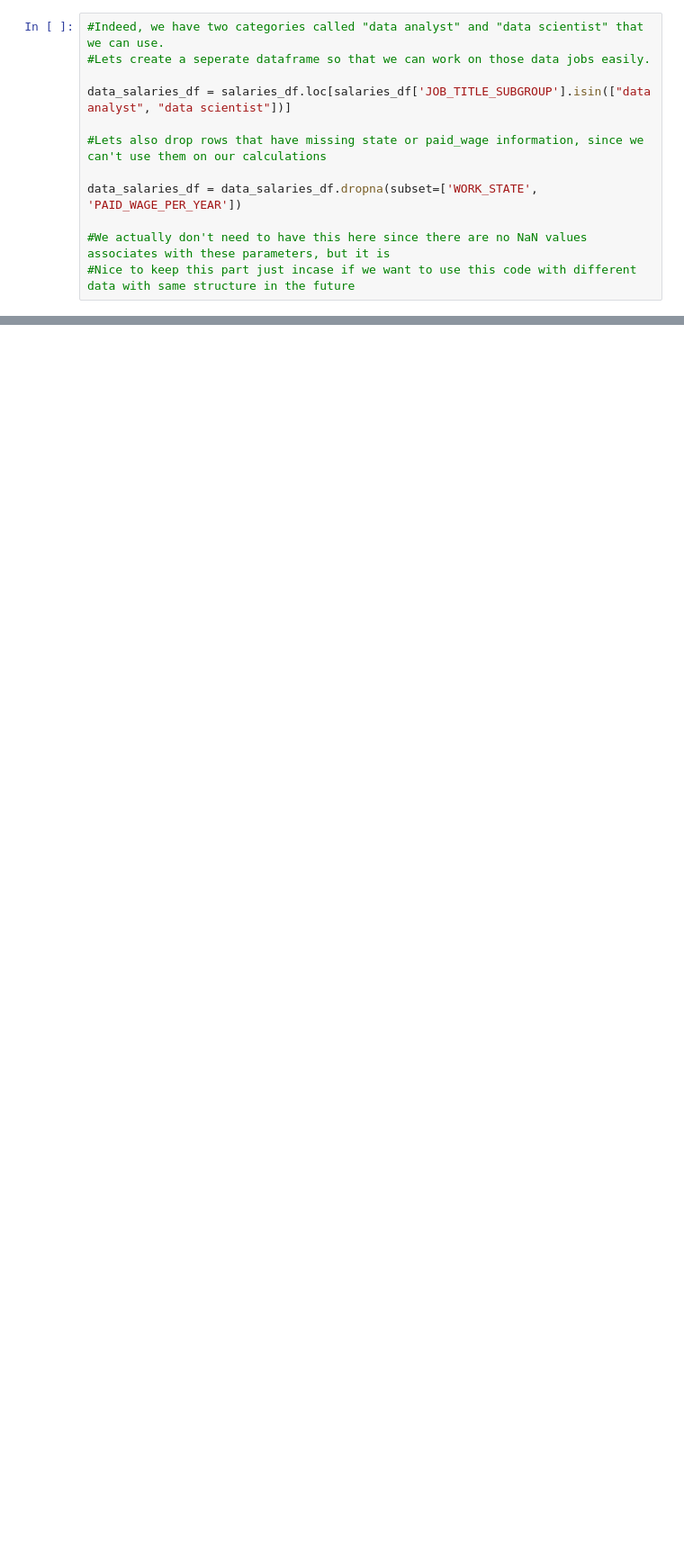
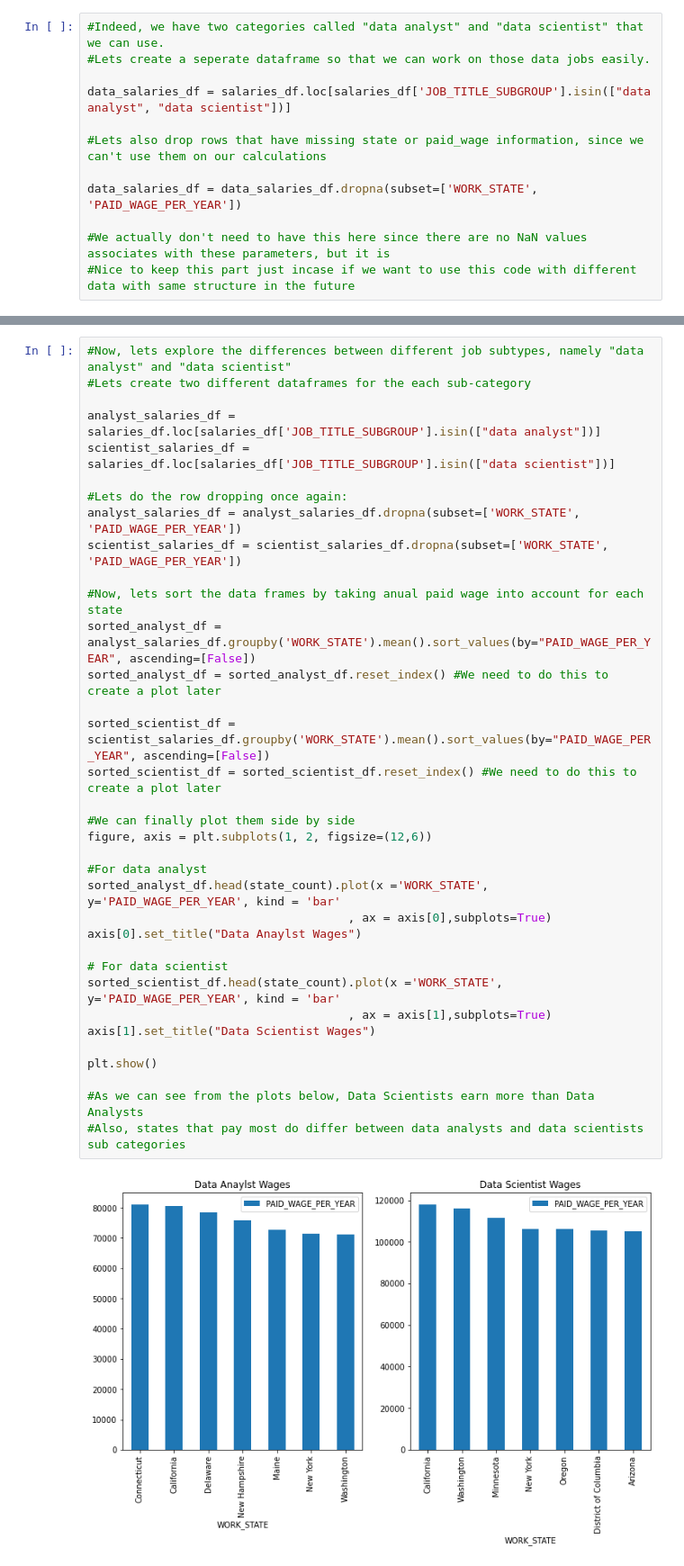
Before and after one commit to vu13/DS311GroupProject, a Jupyter notebook: Question_2_what_states_have_the_highest_paying_data_related_salaries?.ipynb, the cells around one changed output, grey strips where cells are left out. Shown at 90% size. Saved outputs shown, nothing was run; the diff lists cells and outputs as text; blank space fills up the shorter version.

```diff
--- a/Question_2_what_states_have_the_highest_paying_data_related_salaries?.ipynb
+++ b/Question_2_what_states_have_the_highest_paying_data_related_salaries?.ipynb
@@ -42,0 +90,37 @@ plt.show()
+# %%
+#Now, lets explore the differences between different job subtypes, namely "data analyst" and "data scientist"
+#Lets create two different dataframes for the each sub-category
+
+analyst_salaries_df = salaries_df.loc[salaries_df['JOB_TITLE_SUBGROUP'].isin(["data analyst"])]
+scientist_salaries_df = salaries_df.loc[salaries_df['JOB_TITLE_SUBGROUP'].isin(["data scientist"])]
+
+#Lets do the row dropping once again:
+analyst_salaries_df = analyst_salaries_df.dropna(subset=['WORK_STATE', 'PAID_WAGE_PER_YEAR'])
+scientist_salaries_df = scientist_salaries_df.dropna(subset=['WORK_STATE', 'PAID_WAGE_PER_YEAR'])
+
+#Now, lets sort the data frames by taking anual paid wage into account for each state
+sorted_analyst_df = analyst_salaries_df.groupby('WORK_STATE').mean().sort_values(by="PAID_WAGE_PER_YEAR", ascending=[False])
+sorted_analyst_df = sorted_analyst_df.reset_index() #We need to do this to create a plot later
+
+sorted_scientist_df = scientist_salaries_df.groupby('WORK_STATE').mean().sort_values(by="PAID_WAGE_PER_YEAR", ascending=[False])
+sorted_scientist_df = sorted_scientist_df.reset_index() #We need to do this to create a plot later
+
+#We can finally plot them side by side
+figure, axis = plt.subplots(1, 2, figsize=(12,6))
+
+#For data analyst
+sorted_analyst_df.head(state_count).plot(x ='WORK_STATE', y='PAID_WAGE_PER_YEAR', kind = 'bar'
+                                     , ax = axis[0],subplots=True)
+axis[0].set_title("Data Anaylst Wages")
+
+# For data scientist
+sorted_scientist_df.head(state_count).plot(x ='WORK_STATE', y='PAID_WAGE_PER_YEAR', kind = 'bar'
+                                     , ax = axis[1],subplots=True)
+axis[1].set_title("Data Scientist Wages")
+
+plt.show()
+
+#As we can see from the plots below, Data Scientists earn more than Data Analysts
+#Also, states that pay most do differ between data analysts and data scientists sub categories
+# %% [output]
+[figure, added]
```
Also changed, not shown: parts of 5 cells of this notebook.
